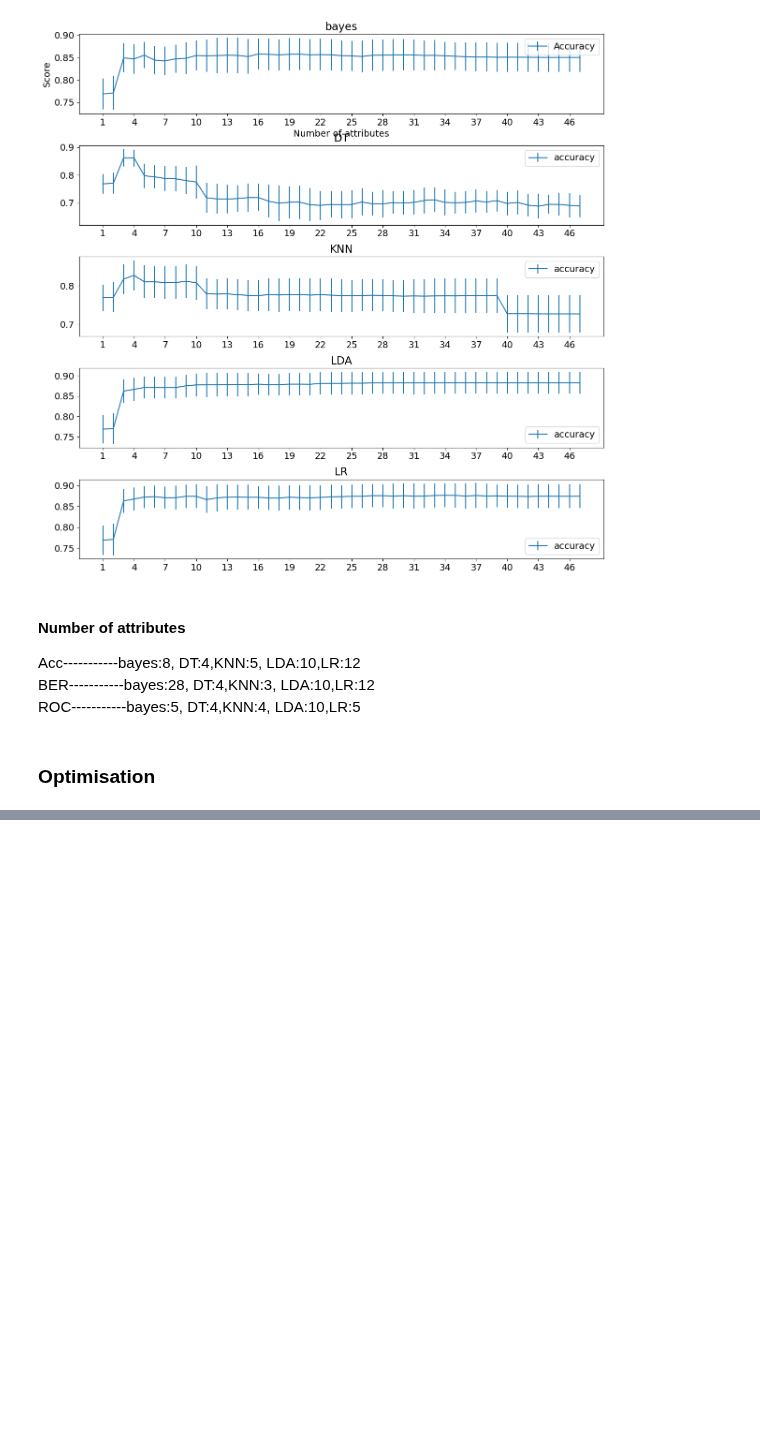
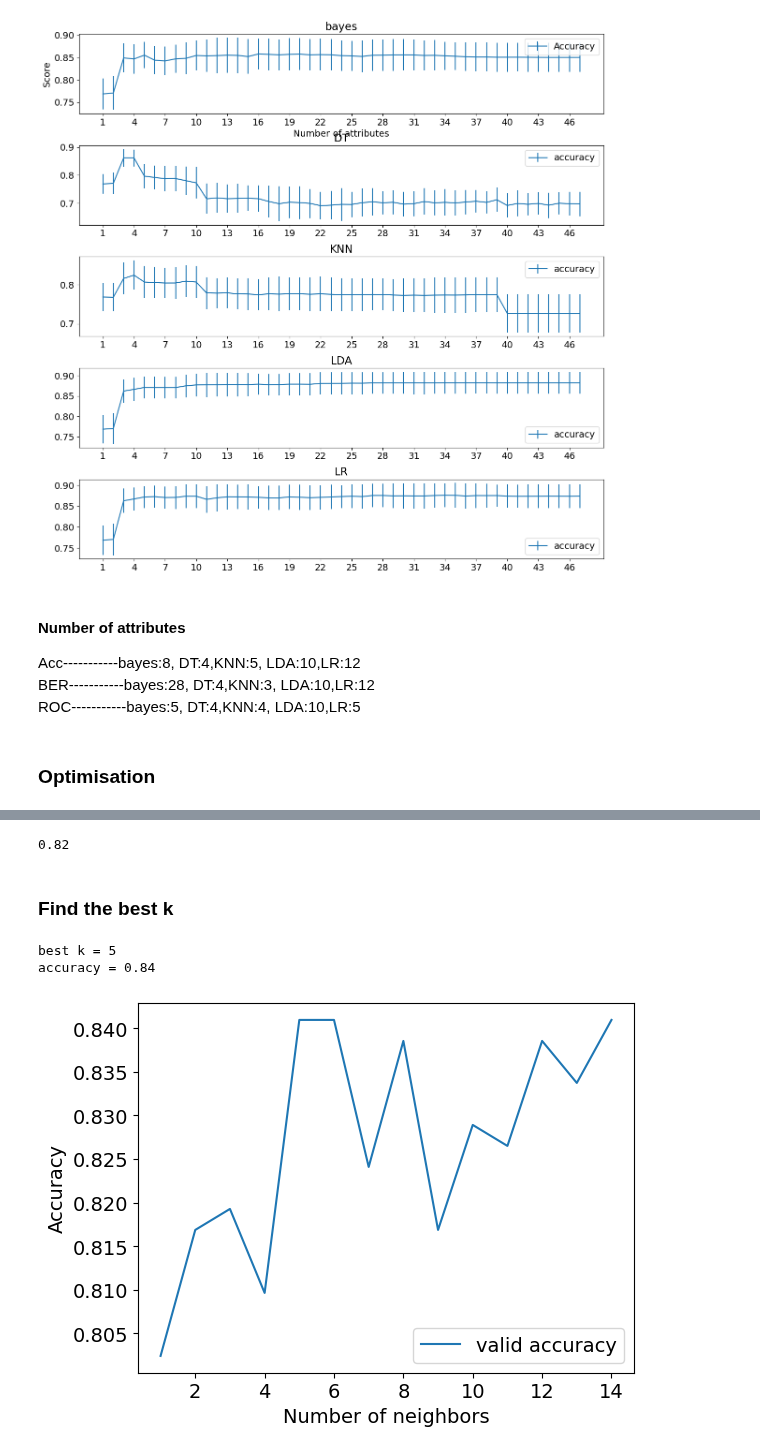
Before and after one commit to AdvancedGroupBootcamp/ai_marie_alex_moussa, a Jupyter notebook: ADA_Project/Model Comparaison.ipynb, the cells around one changed output, grey strips where cells are left out. Drawn from its saved outputs; the diff is of its cells as text; code cells hidden in the pictures; blank space fills up the shorter version.

```diff
--- a/ADA_Project/Model Comparaison.ipynb
+++ b/ADA_Project/Model Comparaison.ipynb
@@ -591,0 +628,52 @@ from grid_search_useful_tools import plot_grid_search,table_grid_search
+# %%
+def get_knn_predicts(X_train, X_valid, y_train, n):
+    knn = get_knn_model(X_train, y_train, n)
+    predict_knn = knn.predict(X_valid)
+    return predict_knn
+# %%
+# take a look for n = 3
+predicts_knn = get_knn_predicts(X_train, X_valid, y_train, 3)
+accuracy_score_knn = to_fix(get_accuracy_fix(predicts_knn))
+print(accuracy_score_knn)
+# %% [output]
+0.82
+# %% [markdown]
+### Find the best k
+# %%
+def find_best_k(X_train, X_valid, y_train, y_valid):
+    training_accuracy=[]
+    valid_accuracy=[]
+
+    neighbors=range(1,15)
+
+    for number_of_neighbors in neighbors:
+        knn = KNeighborsClassifier(n_neighbors=number_of_neighbors)
+        knn.fit(X_train,y_train)
+
+        training_accuracy.append(knn.score(X_train,y_train) )
+
+        new_acc = knn.score(X_valid,y_valid)
+        valid_accuracy.append(new_acc)
+
+    best_k = neighbors[valid_accuracy.index(max(valid_accuracy))]
+    return training_accuracy, valid_accuracy, best_k
+# %%
+def plot_k(neighbors, valid_accuracy):
+    # plt.plot(neighbors, training_accuracy, label='training acc')
+    plt.plot(neighbors, valid_accuracy, label='valid accuracy')
+    plt.ylabel("Accuracy")
+    plt.xlabel("Number of neighbors")
+    plt.legend()
+# %%
+def knn(X_train, X_valid, y_train, best_k):
+    training_accuracy, valid_accuracy, best_k = find_best_k(X_train, X_valid, y_train, y_valid)
+    print("best k =",best_k)
+    accuracy_score_knn = to_fix(get_accuracy_fix(get_knn_predicts(X_train, X_valid, y_train, best_k)))
+    print("knn accuracy =", accuracy_score_knn)
+    plot_k(neighbors, valid_accuracy)
+
+knn(X_train, X_valid, y_train, best_k)
+# %% [output]
+best k = 5
+accuracy = 0.84
+[figure, added]
```
Also changed, not shown: parts of 78 cells of this notebook.
